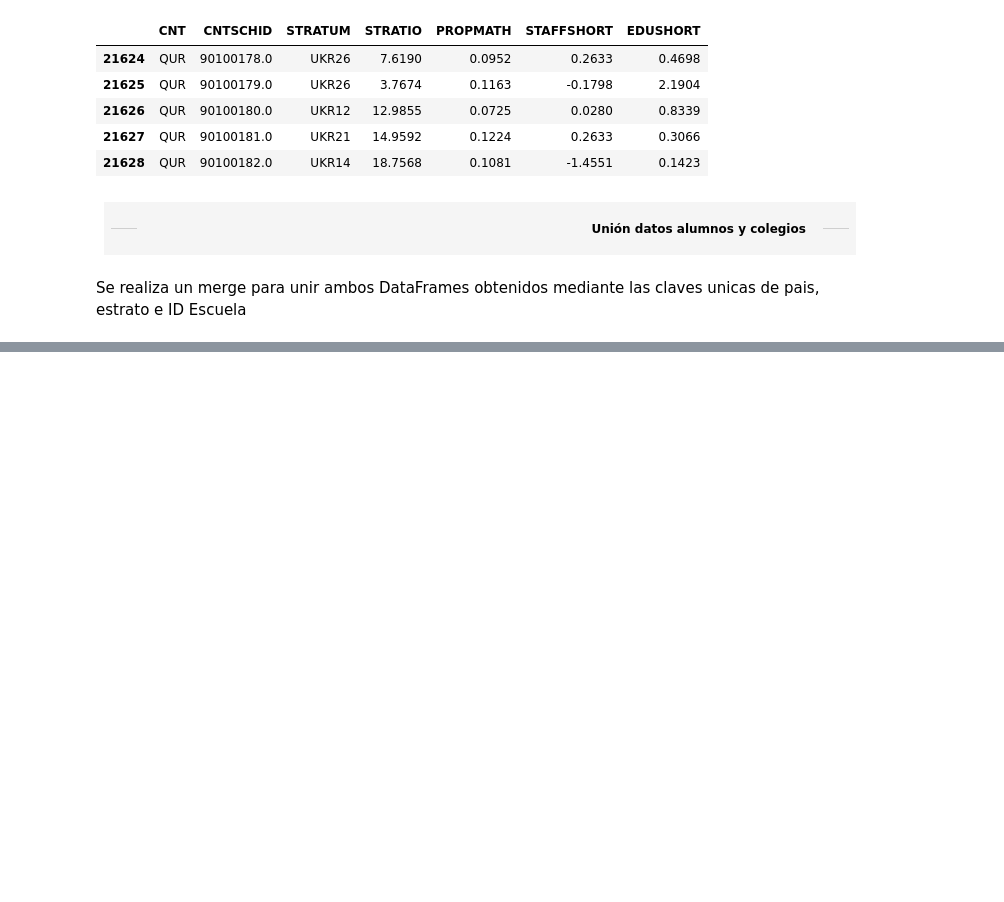
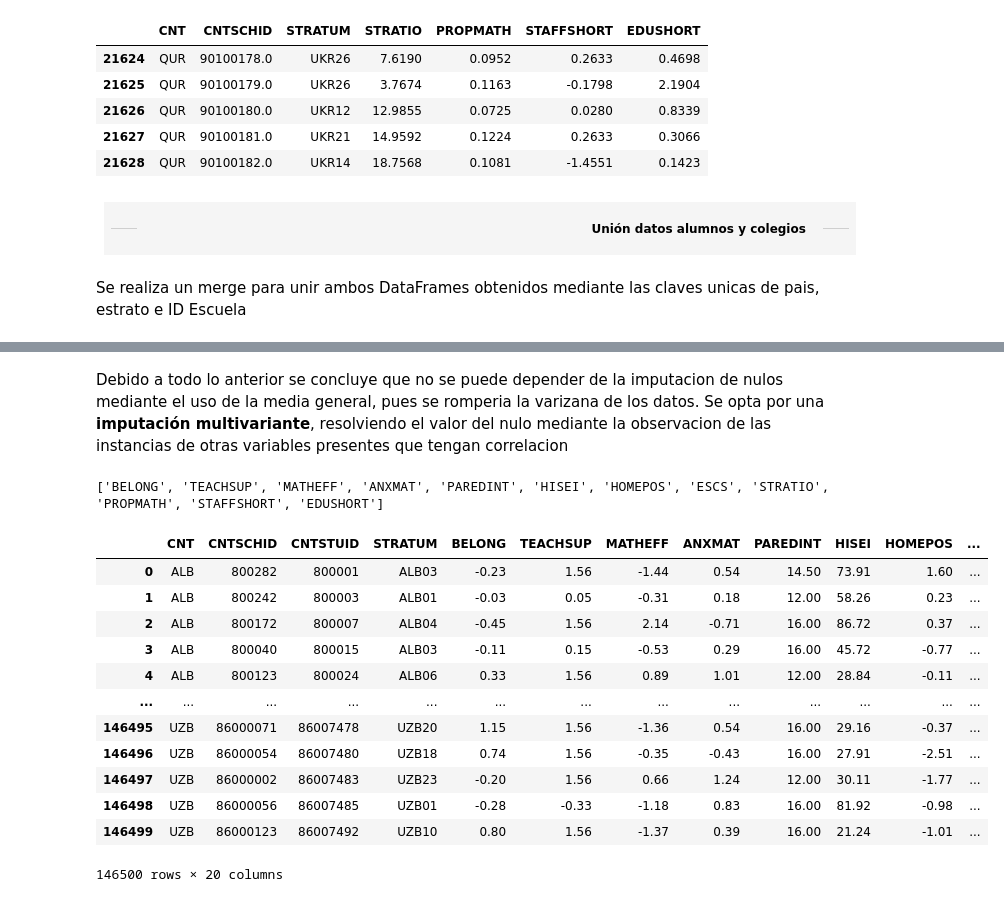
Before and after one commit to musero55/tfm_data_science, a Jupyter notebook: notebooks/fase_1_data_ingestion_eda/01_procesamiento_global_PISA.ipynb, the cells around one changed output, grey strips where cells are left out. Saved outputs shown, nothing was run; the diff lists cells and outputs as text; code cells hidden in the pictures; blank space fills up the shorter version.

```diff
--- a/notebooks/fase_1_data_ingestion_eda/01_procesamiento_global_PISA.ipynb
+++ b/notebooks/fase_1_data_ingestion_eda/01_procesamiento_global_PISA.ipynb
@@ -633,0 +825,30 @@ df_muestra_global.to_parquet(parquet_global,engine='pyarrow', index=False)
+# %% [markdown]
+Debido a todo lo anterior se concluye que no se puede depender de la imputacion de nulos mediante el uso de la media general, pues se romperia la varizana de los datos. Se opta por una **imputación multivariante**, resolviendo el valor del nulo mediante la observacion de las instancias de otras variables presentes que tengan correlacion
+# %%
+#Se guarda en un array el nombre de las columnas a imputar los nulos
+columnas_a_imputar=[col for col in df_muestra_global.columns if df_muestra_global[col].isnull().any()]
+print(columnas_a_imputar)
+# %% [output]
+['BELONG', 'TEACHSUP', 'MATHEFF', 'ANXMAT', 'PAREDINT', 'HISEI', 'HOMEPOS', 'ESCS', 'STRATIO', 'PROPMATH', 'STAFFSHORT', 'EDUSHORT']
+# %%
+#Se instancia el imputador multivariable
+imputador_mice = IterativeImputer(
+    estimator=Ridge(),
+    max_iter=10,
+    random_state=42,
+    add_indicator=True # Esto crea una columna extra avisando al modelo de que el dato fue imputado (muy pro)
+)
+# %%
+#Se realiza la imputacion
+df_imputado_array = imputador_mice.fit_transform(df_muestra_global[columnas_a_imputar])
+# %%
+#Se construye un dataframe limpio en el que se indica si el dato es original o imputado
+df_limpio = pd.DataFrame(
+    df_imputado_array,
+    columns=columnas_a_imputar + [f'{col}_missing' for col in columnas_a_imputar],
+    index=df_muestra_global.index
+)
+# %%
+#Se actualiza el dataframe global con los valores nulos imputados
+for col in columnas_a_imputar:
+    df_muestra_global[col] = df_limpio[col]
@@ -633,0 +862,16 @@ df_muestra_global.to_parquet(parquet_global,engine='pyarrow', index=False)
+# %%
+df_muestra_global
+# %% [output]
+|  | CNT | CNTSCHID | CNTSTUID | STRATUM | BELONG | TEACHSUP | MATHEFF | ANXMAT | PAREDINT | HISEI | HOMEPOS | ... |
+| 0 | ALB | 800282 | 800001 | ALB03 | -0.23 | 1.56 | -1.44 | 0.54 | 14.50 | 73.91 | 1.60 | ... |
+| 1 | ALB | 800242 | 800003 | ALB01 | -0.03 | 0.05 | -0.31 | 0.18 | 12.00 | 58.26 | 0.23 | ... |
+| 2 | ALB | 800172 | 800007 | ALB04 | -0.45 | 1.56 | 2.14 | -0.71 | 16.00 | 86.72 | 0.37 | ... |
+| 3 | ALB | 800040 | 800015 | ALB03 | -0.11 | 0.15 | -0.53 | 0.29 | 16.00 | 45.72 | -0.77 | ... |
+| 4 | ALB | 800123 | 800024 | ALB06 | 0.33 | 1.56 | 0.89 | 1.01 | 12.00 | 28.84 | -0.11 | ... |
+| ... | ... | ... | ... | ... | ... | ... | ... | ... | ... | ... | ... | ... |
+| 146495 | UZB | 86000071 | 86007478 | UZB20 | 1.15 | 1.56 | -1.36 | 0.54 | 16.00 | 29.16 | -0.37 | ... |
+| 146496 | UZB | 86000054 | 86007480 | UZB18 | 0.74 | 1.56 | -0.35 | -0.43 | 16.00 | 27.91 | -2.51 | ... |
+| 146497 | UZB | 86000002 | 86007483 | UZB23 | -0.20 | 1.56 | 0.66 | 1.24 | 12.00 | 30.11 | -1.77 | ... |
+| 146498 | UZB | 86000056 | 86007485 | UZB01 | -0.28 | -0.33 | -1.18 | 0.83 | 16.00 | 81.92 | -0.98 | ... |
+| 146499 | UZB | 86000123 | 86007492 | UZB10 | 0.80 | 1.56 | -1.37 | 0.39 | 16.00 | 21.24 | -1.01 | ... |
+146500 rows × 20 columns
```
Also changed, not shown: parts of 40 cells of this notebook, 3 other files.
